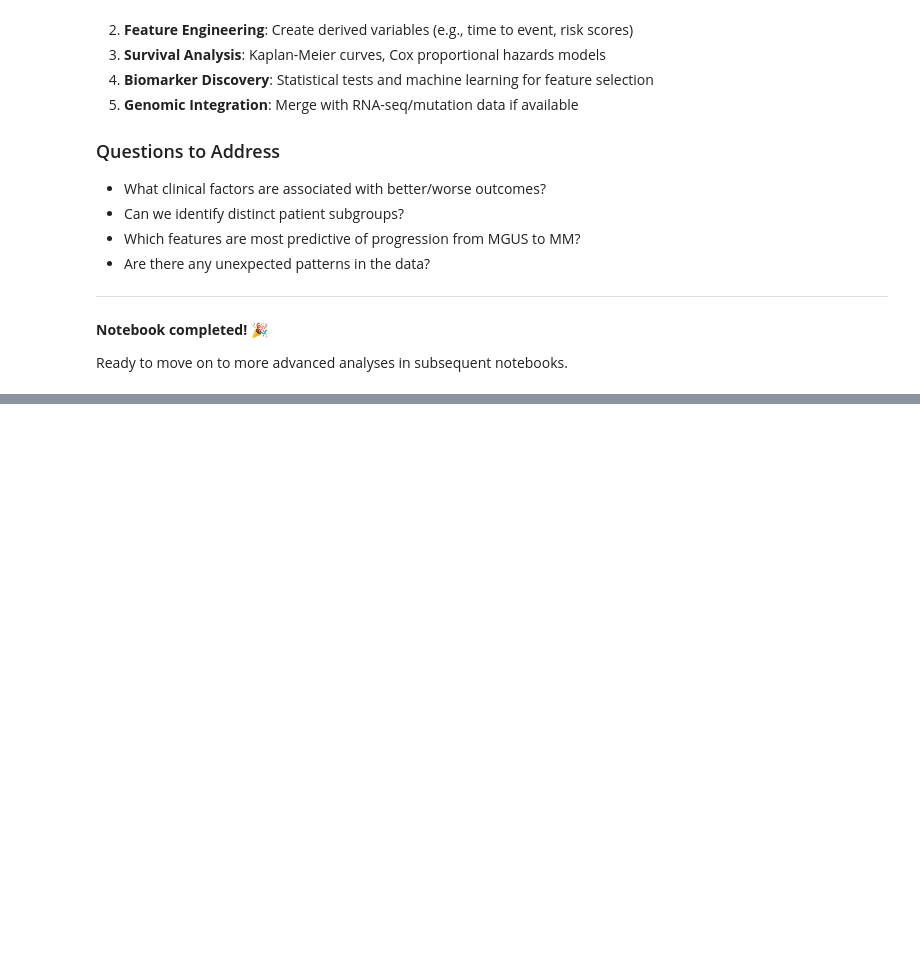
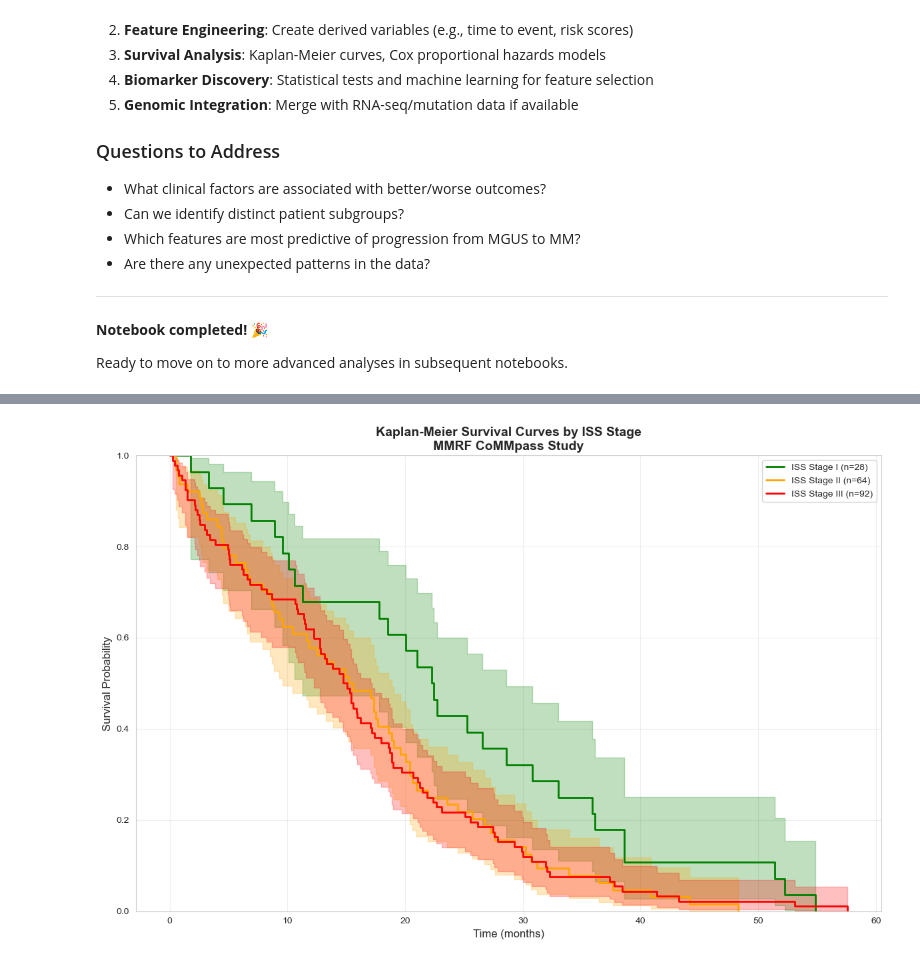
Before and after one commit to abhisikhwal/myeloma-biomarker-project, a Jupyter notebook: notebooks/01_explore_clinical_data.ipynb, the cells around one changed output, grey strips where cells are left out. Saved outputs shown, nothing was run; the diff lists cells and outputs as text; code cells hidden in the pictures; blank space fills up the shorter version.

```diff
--- a/notebooks/01_explore_clinical_data.ipynb
+++ b/notebooks/01_explore_clinical_data.ipynb
@@ -385,0 +721,94 @@ Ready to move on to more advanced analyses in subsequent notebooks.
+# %%
+import pandas as pd
+import matplotlib.pyplot as plt
+from lifelines import KaplanMeierFitter
+from lifelines.statistics import logrank_test
+import numpy as np
+
+# Load clean data
+df = pd.read_csv('../data/processed/patient_level_clean.csv')
+
+print("=" * 60)
+print("KAPLAN-MEIER SURVIVAL ANALYSIS")
+print("=" * 60)
+
+# Prepare data for survival analysis
+# We need: time, event (1=death, 0=alive)
+# For alive patients, we don't have follow-up time yet, so exclude for now
+survival_data = df[df['event'] == 1].copy()  # Only deceased patients for now
+
+print(f"\nAnalyzing {len(survival_data)} deceased patients")
+print(f"ISS Stage distribution in deceased:")
+print(survival_data['diagnoses.iss_stage'].value_counts())
+
+# Create figure
+plt.figure(figsize=(12, 8))
+
+# Fit KM curve for each ISS stage
+kmf = KaplanMeierFitter()
+colors = {'I': 'green', 'II': 'orange', 'III': 'red'}
+stages = ['I', 'II', 'III']
+
+for stage in stages:
+    mask = survival_data['diagnoses.iss_stage'] == stage
+    stage_data = survival_data[mask]
+
+    if len(stage_data) > 0:
+        kmf.fit(
+            durations=stage_data['survival_months'],
+            event_observed=stage_data['event'],
+            label=f'ISS Stage {stage} (n={len(stage_data)})'
+        )
+        kmf.plot_survival_function(
+            ci_show=True,
+            color=colors[stage],
+            linewidth=2
+        )
+
+        print(f"\n📊 Stage {stage}:")
+        print(f"   Patients: {len(stage_data)}")
+        print(f"   Median survival: {stage_data['survival_months'].median():.1f} months")
+
+plt.xlabel('Time (months)', fontsize=12)
+plt.ylabel('Survival Probability', fontsize=12)
+plt.title('Kaplan-Meier Survival Curves by ISS Stage\nMMRF CoMMpass Study',
+          fontsize=14, fontweight='bold')
+plt.grid(True, alpha=0.3)
+plt.legend(loc='best', fontsize=10)
+plt.ylim([0, 1])
+plt.tight_layout()
+
+# Save figure
+output_fig = '../results/figures/km_survival_by_iss_stage.png'
+plt.savefig(output_fig, dpi=300, bbox_inches='tight')
+print(f"\n✅ Figure saved: {output_fig}")
+plt.show()
+
+# Statistical test: Compare Stage I vs Stage III
+print("\n" + "=" * 60)
+print("LOG-RANK TEST: Stage I vs Stage III")
+print("=" * 60)
+
+stage_1 = survival_data[survival_data['diagnoses.iss_stage'] == 'I']
+stage_3 = survival_data[survival_data['diagnoses.iss_stage'] == 'III']
+
+if len(stage_1) > 0 and len(stage_3) > 0:
+    results = logrank_test(
+        stage_1['survival_months'],
+        stage_3['survival_months'],
+        stage_1['event'],
+        stage_3['event']
+    )
+    print(f"\nTest statistic: {results.test_statistic:.2f}")
+    print(f"P-value: {results.p_value:.4f}")
+
+    if results.p_value < 0.05:
+        print("✅ Statistically significant difference (p < 0.05)")
+        print("   Stage III has worse survival than Stage I")
+    else:
+        print("❌ No significant difference (p >= 0.05)")
+
+print("\n" + "=" * 60)
+print("ANALYSIS COMPLETE! 🎉")
+print("=" * 60)
+# %% [output]
@@ -385,0 +832 @@ Ready to move on to more advanced analyses in subsequent notebooks.
+[figure, added]
```
Also changed, not shown: parts of 20 cells of this notebook, 13 other files.
